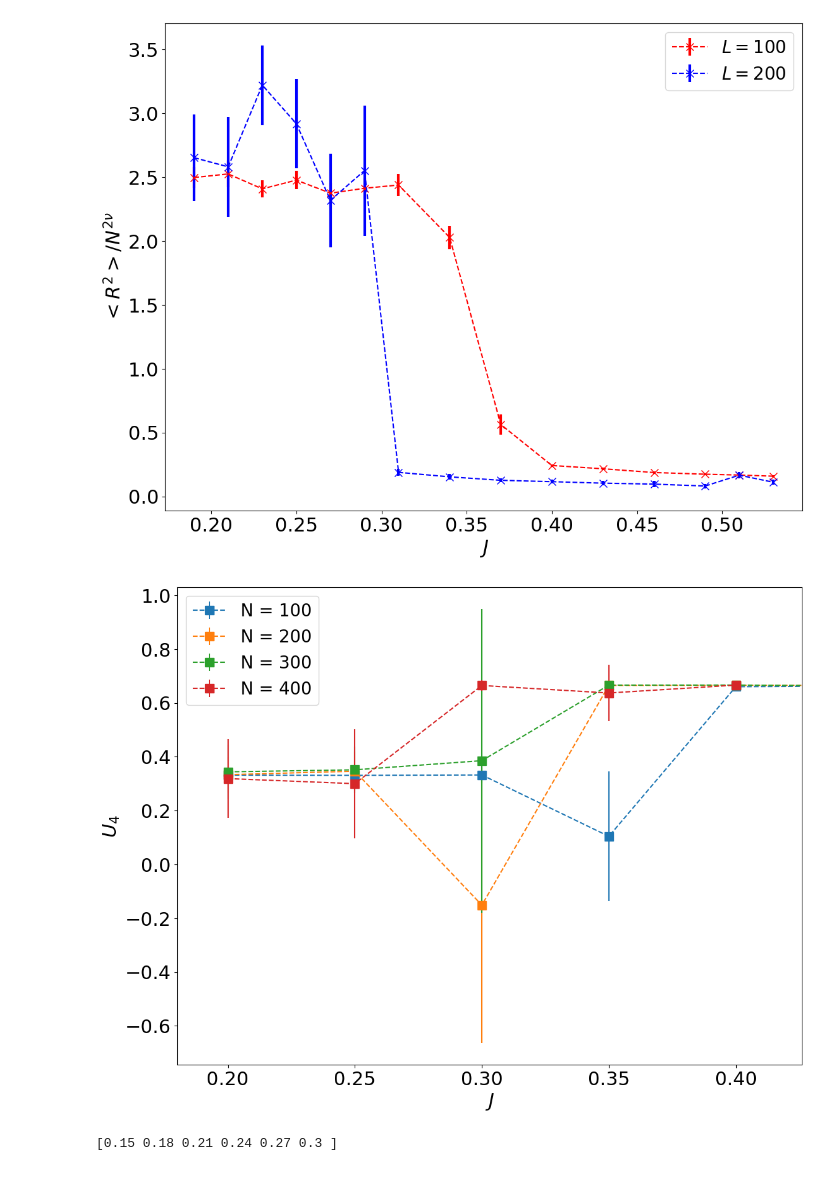
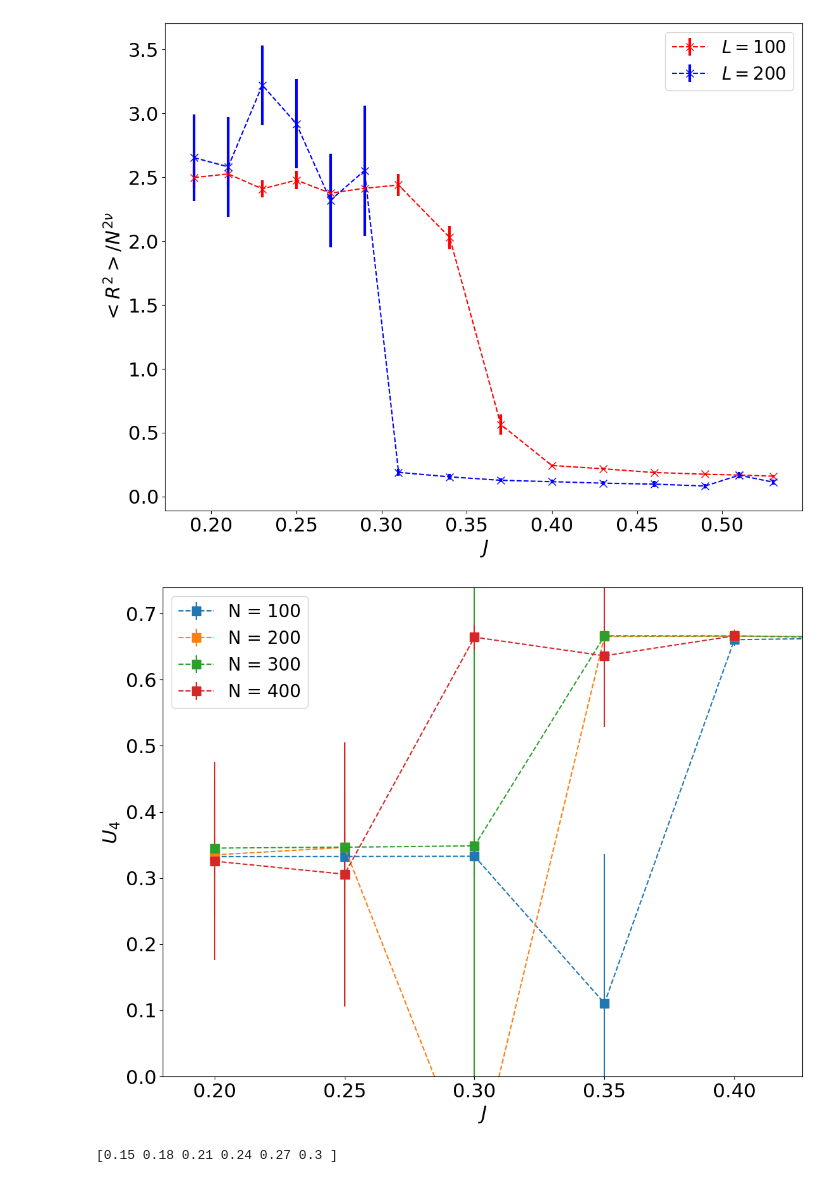
Before and after one commit to kamilla0503/Interaction-SAW-Models, a Jupyter notebook: data/TestMinumum.ipynb, the cells around one changed output. Cells and saved outputs as stored; diff of their text form; code cells hidden in the pictures.

```diff
--- a/data/TestMinumum.ipynb
+++ b/data/TestMinumum.ipynb
@@ -169,35 +169,35 @@ df = df.sort_values(by=["J"])
 i = 0
 for L, grp in df.groupby("L"):
     #if L > 200: continue
     #if L!=400: continue
     J_l = np.unique(grp["J"])
     bc = []
     errs = []
     J_lplot = []
     for J in J_l:
         data_l = grp[grp["J"] == J]
         m2 = norm.rvs(data_l["Mag2"], data_l["Mag2_std"], size=4000)
         m4 = norm.rvs(data_l["Mag4"], data_l["Mag4_std"], size=4000)
         cum = 1 - m4 / 3 / m2 / m2
         mean = np.mean(cum)
         err = np.std(cum)
         if (err>2) : continue
         bc.append(mean)
         errs.append(err)
         J_lplot.append(J)
     ax.errorbar(J_lplot, bc, yerr=errs, fmt="s--", ms=10, label="N = " + str(int(L)))
     i += 1
 plt.xlabel(r'$J$', fontsize=22)
 plt.ylabel(r"$  U_4 $ ", fontsize=22)
 plt.tick_params(axis='x', labelsize=22)
 plt.tick_params(axis='y', labelsize=22)
 
 plt.legend(fontsize=20)
 plt.xlim(0.18, 0.426)
-#plt.ylim(0, 2.22/3)
+plt.ylim(0, 2.22/3)
 plt.savefig("images/longrangeshortchains_3D_U4_No1stordersigns.png", bbox_inches='tight')
 # %% [output]
-[figure, old version]
+[figure, new version]
 # %%
 print(np.linspace(0.15,0.3,num=6  ))
 # %% [output]
```
Also changed, not shown: parts of 1 cell of this notebook, 1 other file.
